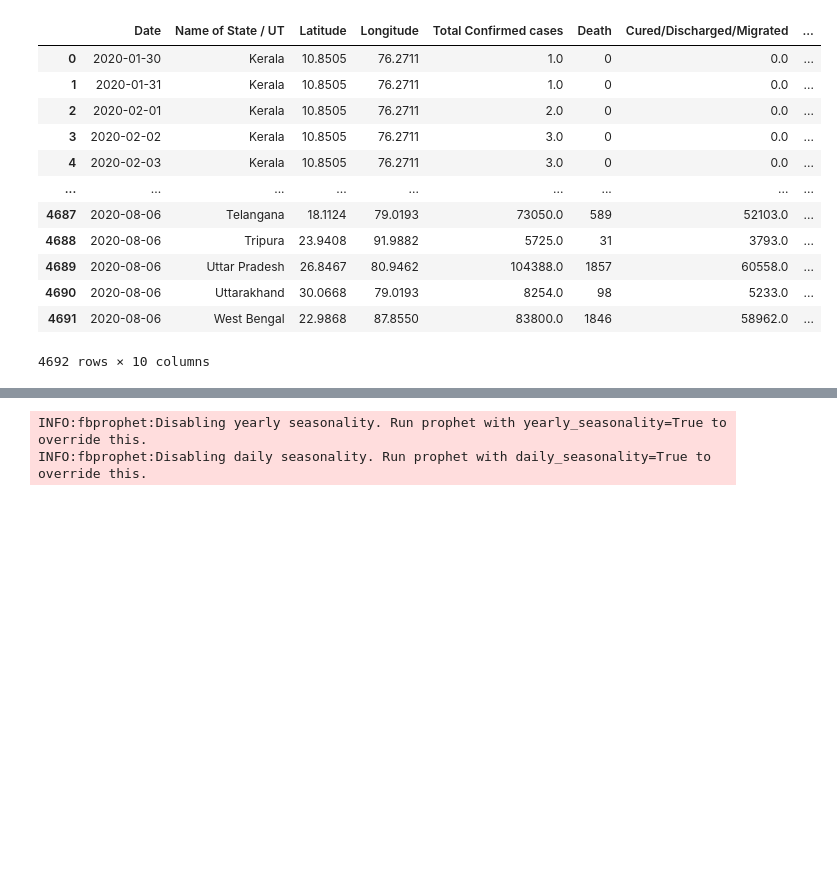
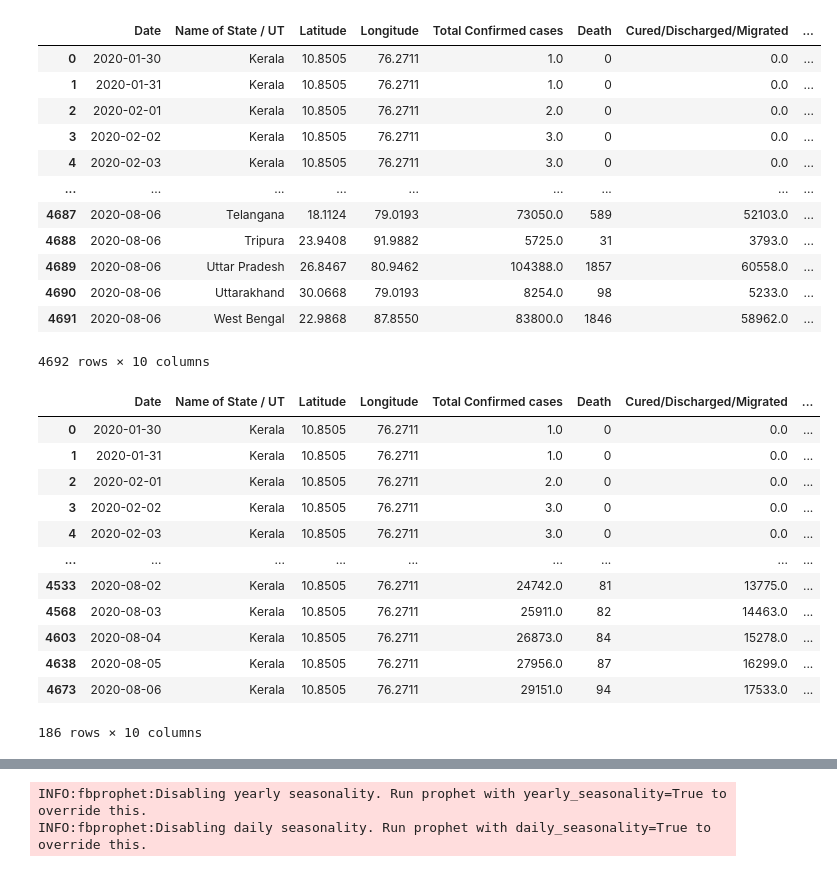
Before and after one commit to peeyush91099/Major-Project, a Jupyter notebook: covid_19.ipynb, the cells around one changed output, grey strips where cells are left out. Drawn from its saved outputs; the diff is of its cells as text; code cells hidden in the pictures; blank space fills up the shorter version.

```diff
--- a/covid_19.ipynb
+++ b/covid_19.ipynb
@@ -48,4 +48,21 @@ df.dropna()
 | 4690 | 2020-08-06 | Uttarakhand | 30.0668 | 79.0193 | 8254.0 | 98 | 5233.0 | ... |
 | 4691 | 2020-08-06 | West Bengal | 22.9868 | 87.8550 | 83800.0 | 1846 | 58962.0 | ... |
 4692 rows × 10 columns
+# %%
+df_kerala = df[df['Name of State / UT'] == 'Kerala']
+df_kerala
+# %% [output]
+|  | Date | Name of State / UT | Latitude | Longitude | Total Confirmed cases | Death | Cured/Discharged/Migrated | ... |
+| 0 | 2020-01-30 | Kerala | 10.8505 | 76.2711 | 1.0 | 0 | 0.0 | ... |
+| 1 | 2020-01-31 | Kerala | 10.8505 | 76.2711 | 1.0 | 0 | 0.0 | ... |
+| 2 | 2020-02-01 | Kerala | 10.8505 | 76.2711 | 2.0 | 0 | 0.0 | ... |
+| 3 | 2020-02-02 | Kerala | 10.8505 | 76.2711 | 3.0 | 0 | 0.0 | ... |
+| 4 | 2020-02-03 | Kerala | 10.8505 | 76.2711 | 3.0 | 0 | 0.0 | ... |
+| ... | ... | ... | ... | ... | ... | ... | ... | ... |
+| 4533 | 2020-08-02 | Kerala | 10.8505 | 76.2711 | 24742.0 | 81 | 13775.0 | ... |
+| 4568 | 2020-08-03 | Kerala | 10.8505 | 76.2711 | 25911.0 | 82 | 14463.0 | ... |
+| 4603 | 2020-08-04 | Kerala | 10.8505 | 76.2711 | 26873.0 | 84 | 15278.0 | ... |
+| 4638 | 2020-08-05 | Kerala | 10.8505 | 76.2711 | 27956.0 | 87 | 16299.0 | ... |
+| 4673 | 2020-08-06 | Kerala | 10.8505 | 76.2711 | 29151.0 | 94 | 17533.0 | ... |
+186 rows × 10 columns
 # %%
```
Also changed, not shown: parts of 12 cells of this notebook.
